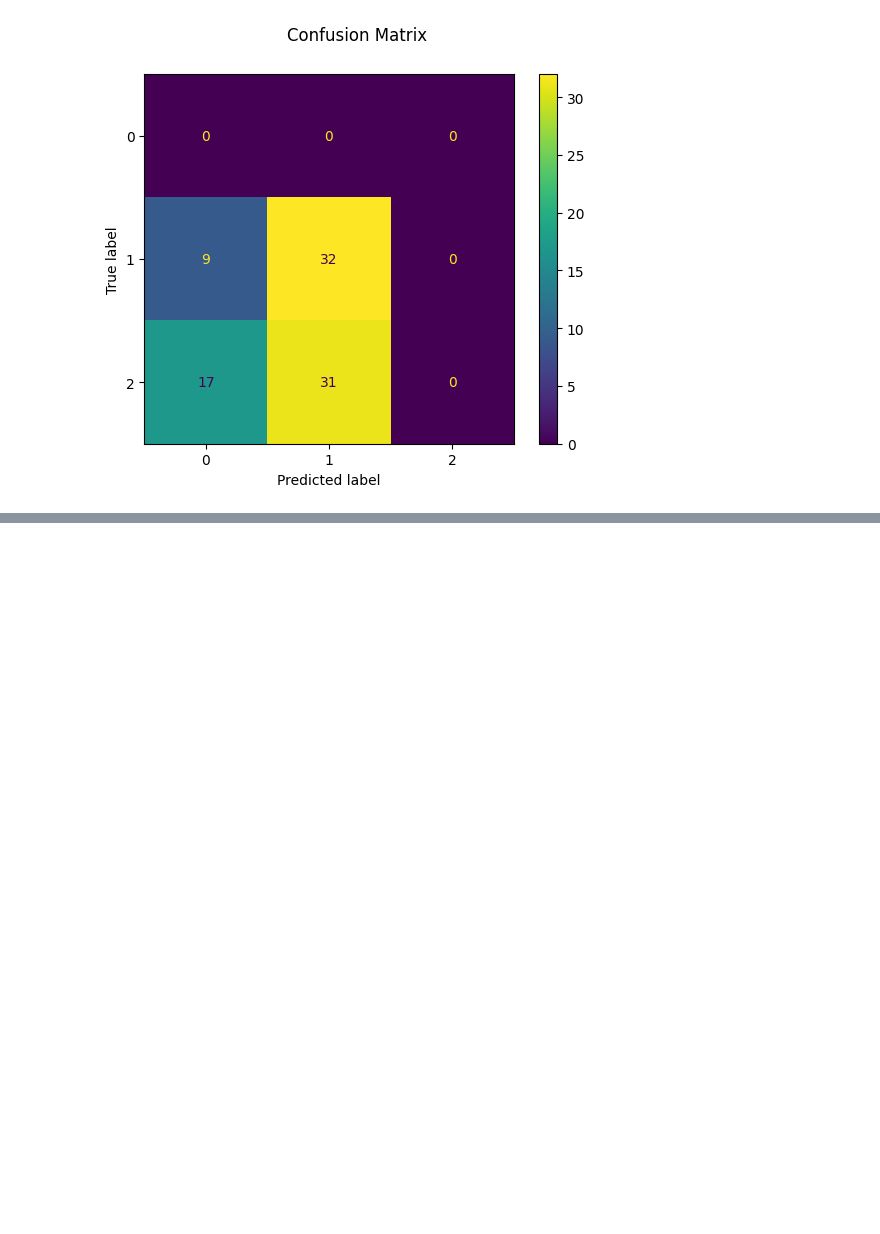
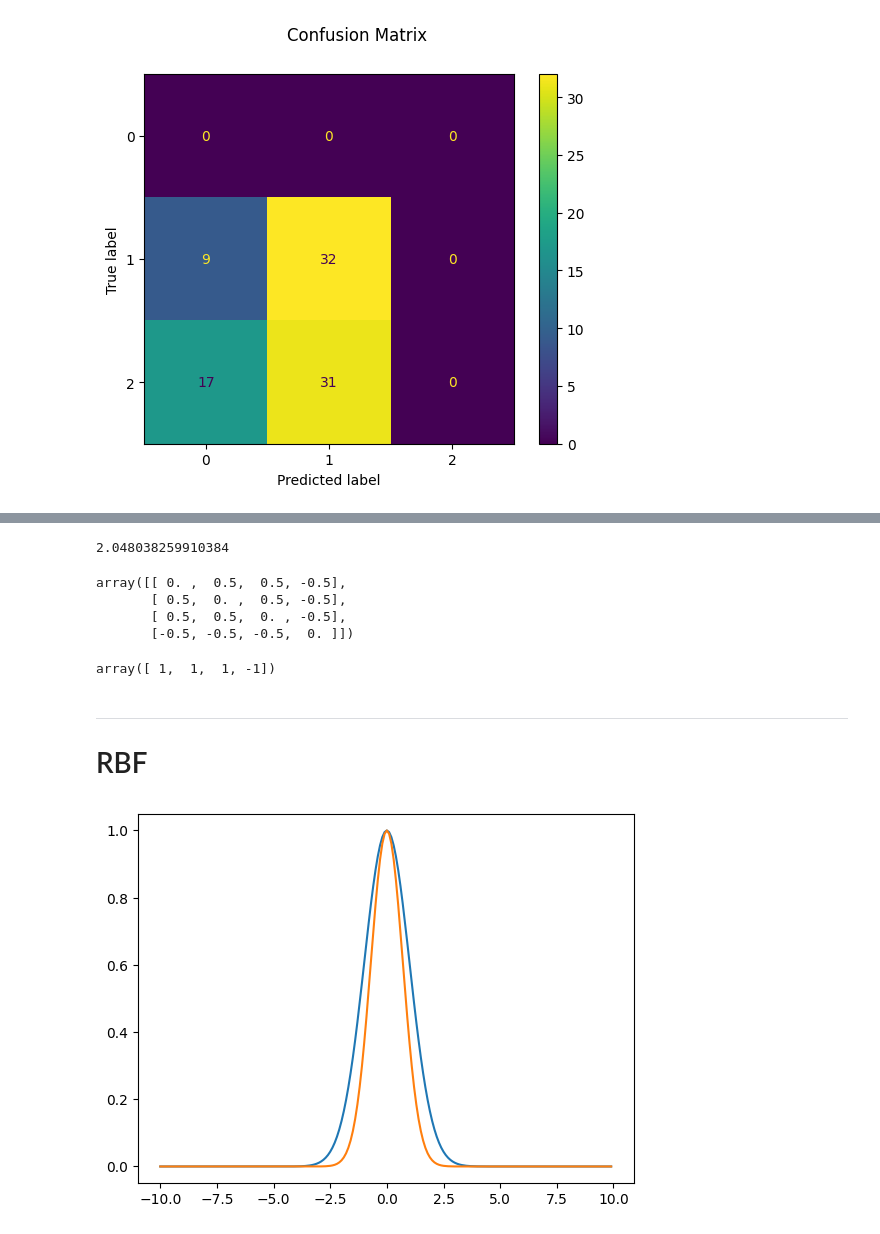
Before and after one commit to AxelRueG/IC, a Jupyter notebook: data/Guia3/xamples.ipynb, the cells around one changed output, grey strips where cells are left out. Cells and saved outputs as stored; diff of their text form; code cells hidden in the pictures; blank space fills up the shorter version.

```diff
--- a/data/Guia3/xamples.ipynb
+++ b/data/Guia3/xamples.ipynb
@@ -118,0 +122,6 @@ _ = ax2.set_title("KNN with scaling")
+# %%
+num_neuronas = 9
+mem_limit = num_neuronas/(2*np.log(num_neuronas))
+print(mem_limit)
+# %% [output]
+2.048038259910384
@@ -118,0 +133,35 @@ _ = ax2.set_title("KNN with scaling")
+# %%
+w = np.zeros([X.shape[1], X.shape[1]])
+
+for x in X:
+    w += np.transpose([x]) @ np.array([x])
+
+np.fill_diagonal(w,0)
+w *= (1/X.shape[1])
+w
+# %% [output]
+array([[ 0. ,  0.5,  0.5, -0.5],
+       [ 0.5,  0. ,  0.5, -0.5],
+       [ 0.5,  0.5,  0. , -0.5],
+       [-0.5, -0.5, -0.5,  0. ]])
+# %%
+x = np.array([0.9, 0.7, 1.99, -0.3])
+
+signo(x @ w)
+# %% [output]
+array([ 1,  1,  1, -1])
+# %% [markdown]
+---
+# RBF
+# %%
+campana = lambda x,mu,sig: np.exp(-(x-mu)**2/(2*sig**2))
+campana1 = lambda x,mu,sig: np.exp(-(x-mu)**2/(1*sig**2))
+
+x = np.arange(-10,10,0.1)
+
+plt.plot(x,campana(x,0,1))
+plt.plot(x,campana1(x,0,1))
+# plt.plot(x,campana(x,1,2))
+plt.show()
+# %% [output]
+[figure, added]
```
Also changed, not shown: parts of 3 cells of this notebook, 2 other files.
